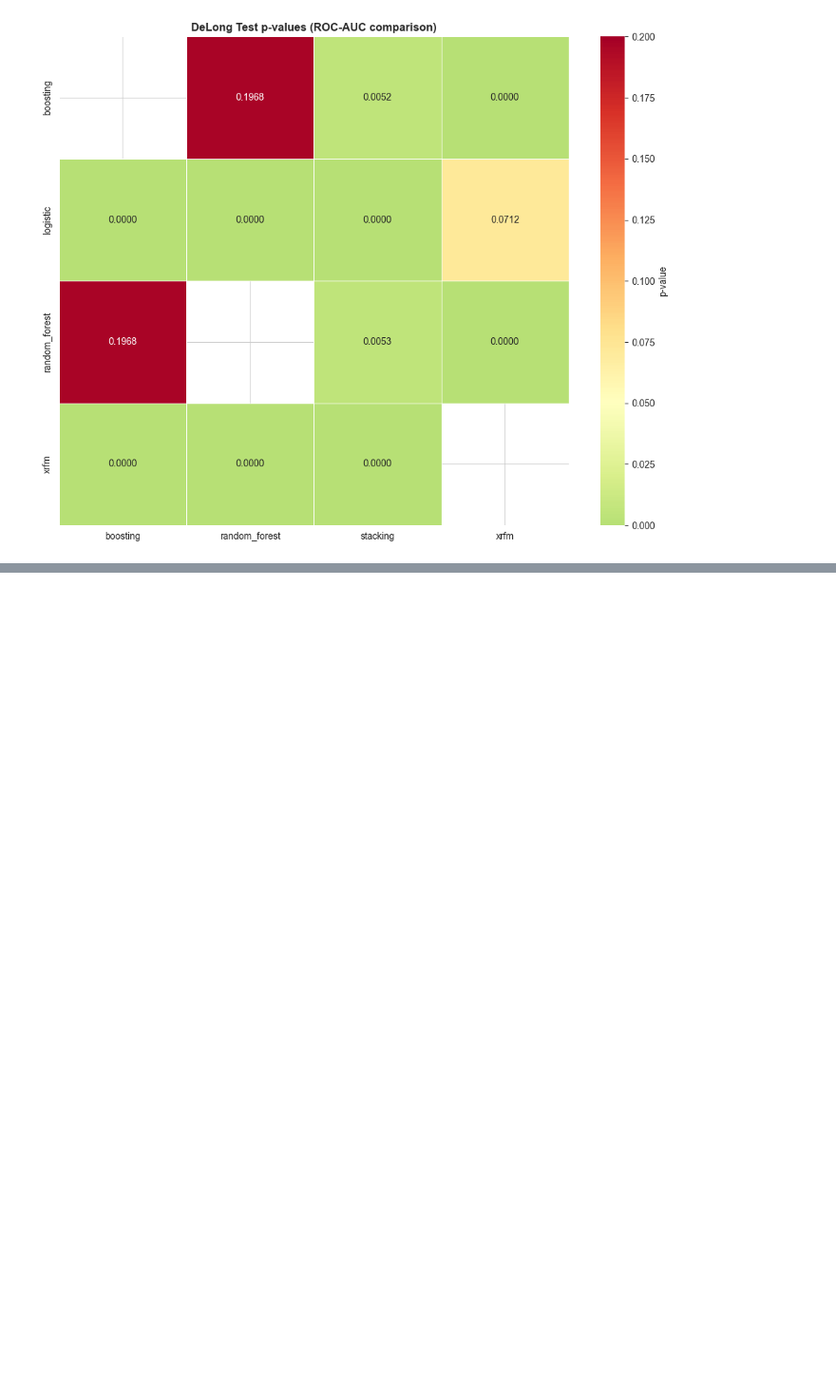
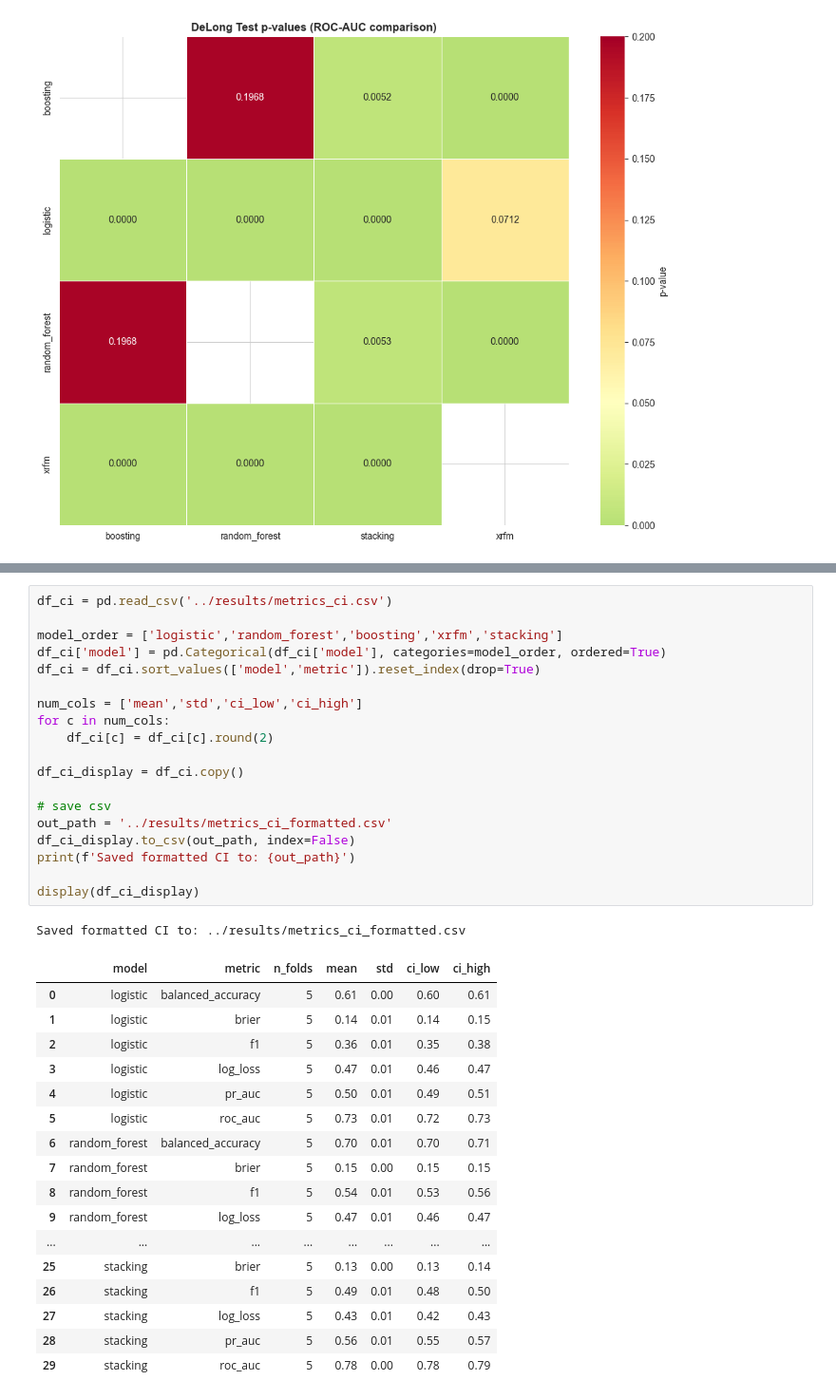
Before and after one commit to evamartin1240/AML-Project3, a Jupyter notebook: notebooks/visualizations.ipynb, the cells around one changed output, grey strips where cells are left out. Shown at 95% size. Drawn from its saved outputs; the diff is of its cells as text; blank space fills up the shorter version.

```diff
--- a/notebooks/visualizations.ipynb
+++ b/notebooks/visualizations.ipynb
@@ -491,0 +585,38 @@ plt.show()
+# %%
+df_ci = pd.read_csv('../results/metrics_ci.csv')
+
+model_order = ['logistic','random_forest','boosting','xrfm','stacking']
+df_ci['model'] = pd.Categorical(df_ci['model'], categories=model_order, ordered=True)
+df_ci = df_ci.sort_values(['model','metric']).reset_index(drop=True)
+
+num_cols = ['mean','std','ci_low','ci_high']
+for c in num_cols:
+    df_ci[c] = df_ci[c].round(2)
+
+df_ci_display = df_ci.copy()
+
+# save csv
+out_path = '../results/metrics_ci_formatted.csv'
+df_ci_display.to_csv(out_path, index=False)
+print(f'Saved formatted CI to: {out_path}')
+
+display(df_ci_display)
+# %% [output]
+Saved formatted CI to: ../results/metrics_ci_formatted.csv
+|  | model | metric | n_folds | mean | std | ci_low | ci_high |
+| 0 | logistic | balanced_accuracy | 5 | 0.61 | 0.00 | 0.60 | 0.61 |
+| 1 | logistic | brier | 5 | 0.14 | 0.01 | 0.14 | 0.15 |
+| 2 | logistic | f1 | 5 | 0.36 | 0.01 | 0.35 | 0.38 |
+| 3 | logistic | log_loss | 5 | 0.47 | 0.01 | 0.46 | 0.47 |
+| 4 | logistic | pr_auc | 5 | 0.50 | 0.01 | 0.49 | 0.51 |
+| 5 | logistic | roc_auc | 5 | 0.73 | 0.01 | 0.72 | 0.73 |
+| 6 | random_forest | balanced_accuracy | 5 | 0.70 | 0.01 | 0.70 | 0.71 |
+| 7 | random_forest | brier | 5 | 0.15 | 0.00 | 0.15 | 0.15 |
+| 8 | random_forest | f1 | 5 | 0.54 | 0.01 | 0.53 | 0.56 |
+| 9 | random_forest | log_loss | 5 | 0.47 | 0.01 | 0.46 | 0.47 |
+| ... | ... | ... | ... | ... | ... | ... | ... |
+| 25 | stacking | brier | 5 | 0.13 | 0.00 | 0.13 | 0.14 |
+| 26 | stacking | f1 | 5 | 0.49 | 0.01 | 0.48 | 0.50 |
+| 27 | stacking | log_loss | 5 | 0.43 | 0.01 | 0.42 | 0.43 |
+| 28 | stacking | pr_auc | 5 | 0.56 | 0.01 | 0.55 | 0.57 |
+| 29 | stacking | roc_auc | 5 | 0.78 | 0.00 | 0.78 | 0.79 |
```
Also changed, not shown: parts of 3 cells of this notebook, 3 other files.
